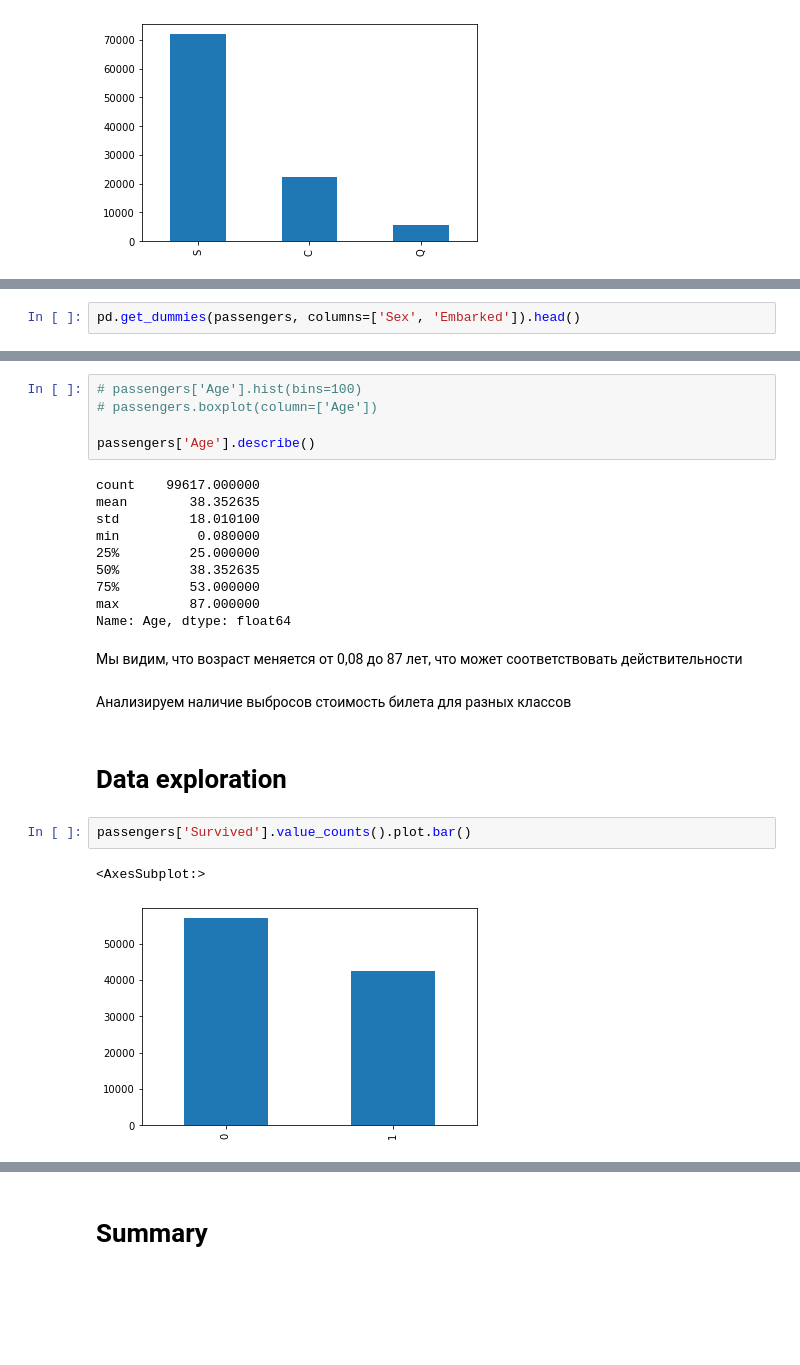
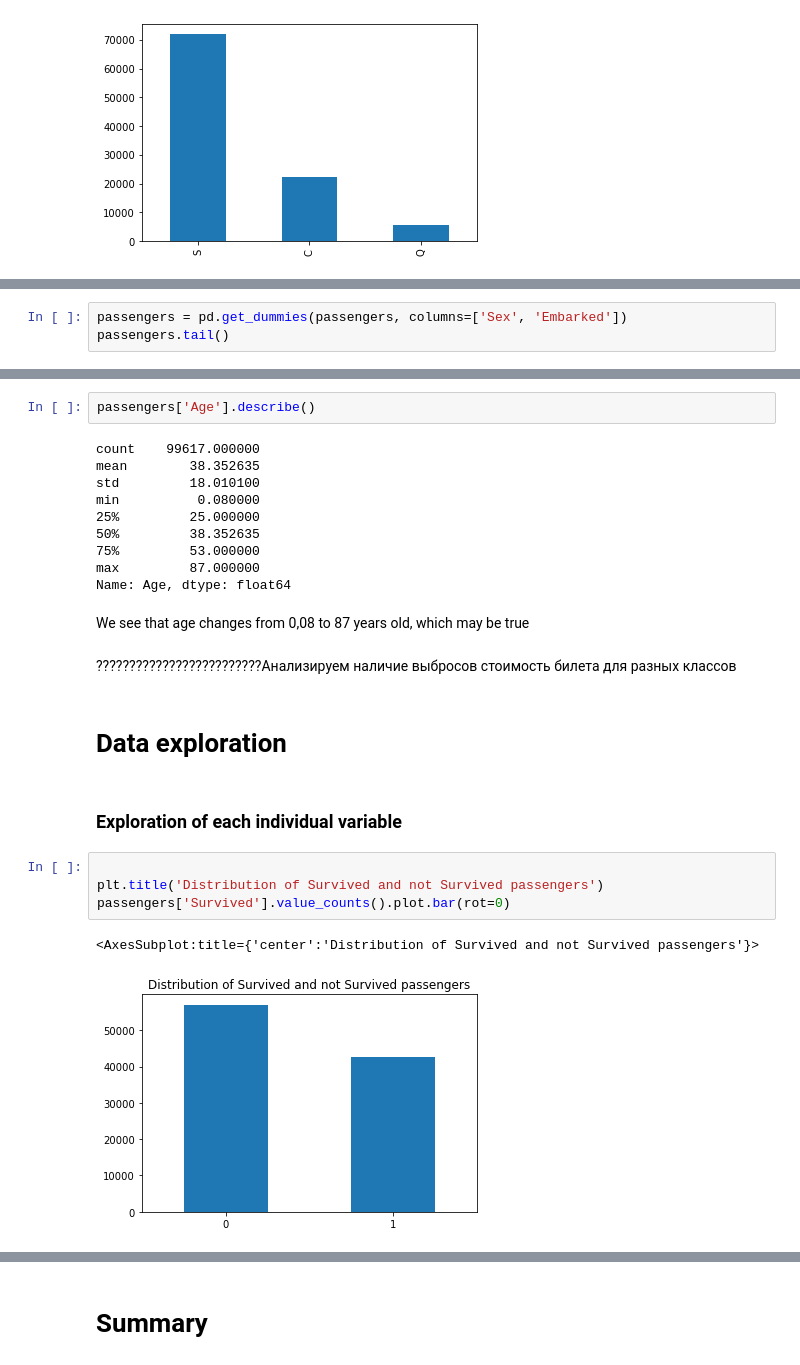
Before and after one commit to pmstangmailcom/rs_school, a Jupyter notebook: EDA_data_exploration.ipynb, the cells around one changed output, grey strips where cells are left out. Drawn from its saved outputs; the diff is of its cells as text; blank space fills up the shorter version.

Commit message:
exploration of each single variable

```diff
--- a/EDA_data_exploration.ipynb
+++ b/EDA_data_exploration.ipynb
@@ -211,4 +207,5 @@ Name: Embarked, dtype: int64
 # %%
-pd.get_dummies(passengers, columns=['Sex', 'Embarked']).head()
+passengers = pd.get_dummies(passengers, columns=['Sex', 'Embarked'])
+passengers.tail()
 # %% [output]
 |  | PassengerId | Survived | Pclass | Name | Age | SibSp | Parch | Ticket | Fare | Cabin | ... |
@@ -241,7 +231,4 @@ Name: Pclass, dtype: int64
 # %%
-# passengers['Age'].hist(bins=100)
-# passengers.boxplot(column=['Age'])
-
 passengers['Age'].describe()
 # %% [output]
 count    99617.000000
@@ -254,13 +241,17 @@ min          0.080000
 max         87.000000
 Name: Age, dtype: float64
 # %% [markdown]
-Мы видим, что возраст меняется от 0,08 до 87 лет, что может соответствовать действительности
+We see that age changes from 0,08 to 87 years old, which may be true
 # %% [markdown]
-Анализируем наличие выбросов стоимость билета для разных классов
+?????????????????????????Анализируем наличие выбросов стоимость билета для разных классов
 # %% [markdown]
 # Data exploration
+# %% [markdown]
+### Exploration of each individual variable
 # %%
-passengers['Survived'].value_counts().plot.bar()
+
+plt.title('Distribution of Survived and not Survived passengers')
+passengers['Survived'].value_counts().plot.bar(rot=0)
 # %% [output]
-<AxesSubplot:>
+<AxesSubplot:title={'center':'Distribution of Survived and not Survived passengers'}>
-[figure, old version]
+[figure, new version]
```
Also changed, not shown: parts of 38 cells of this notebook.
